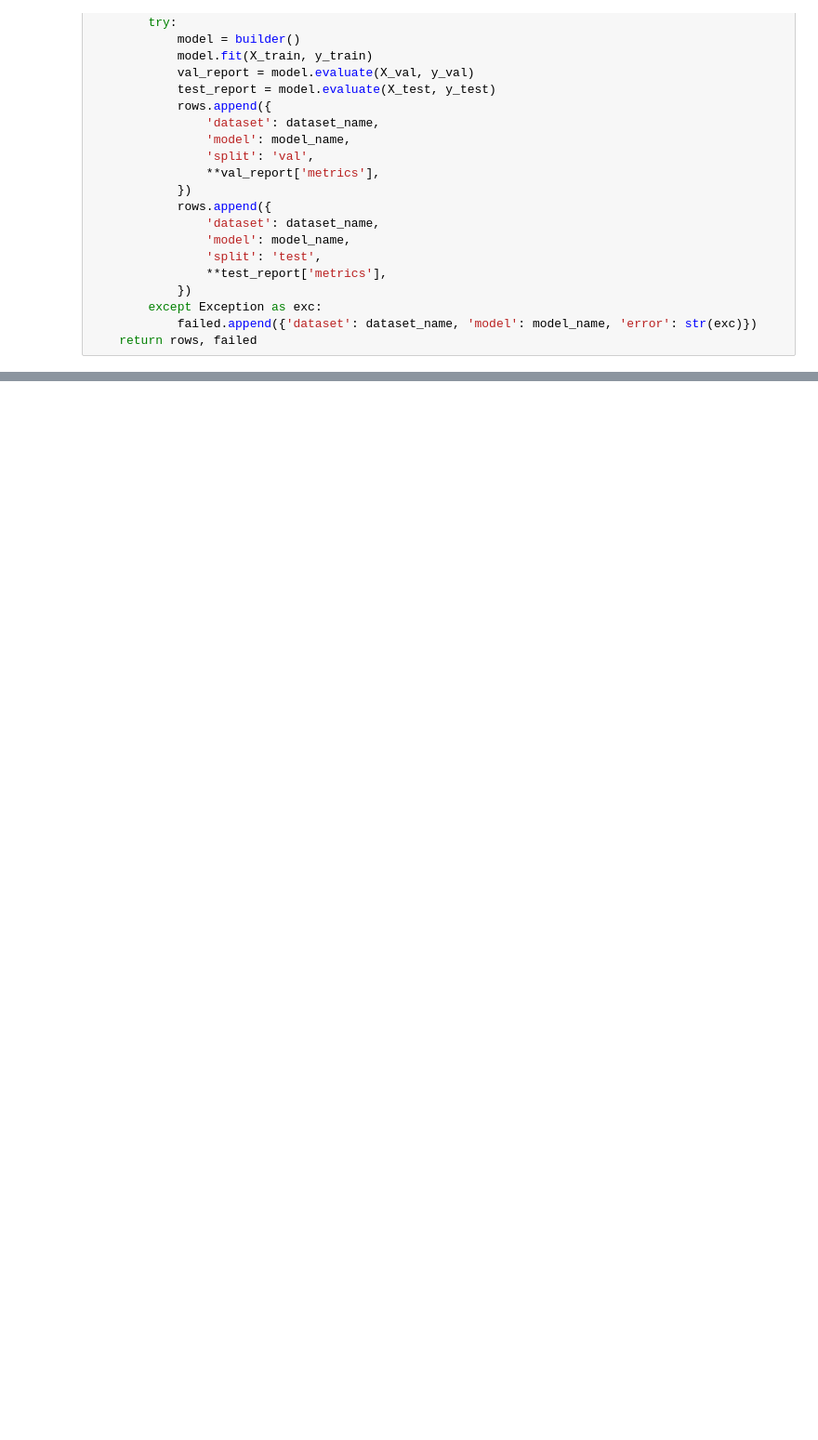
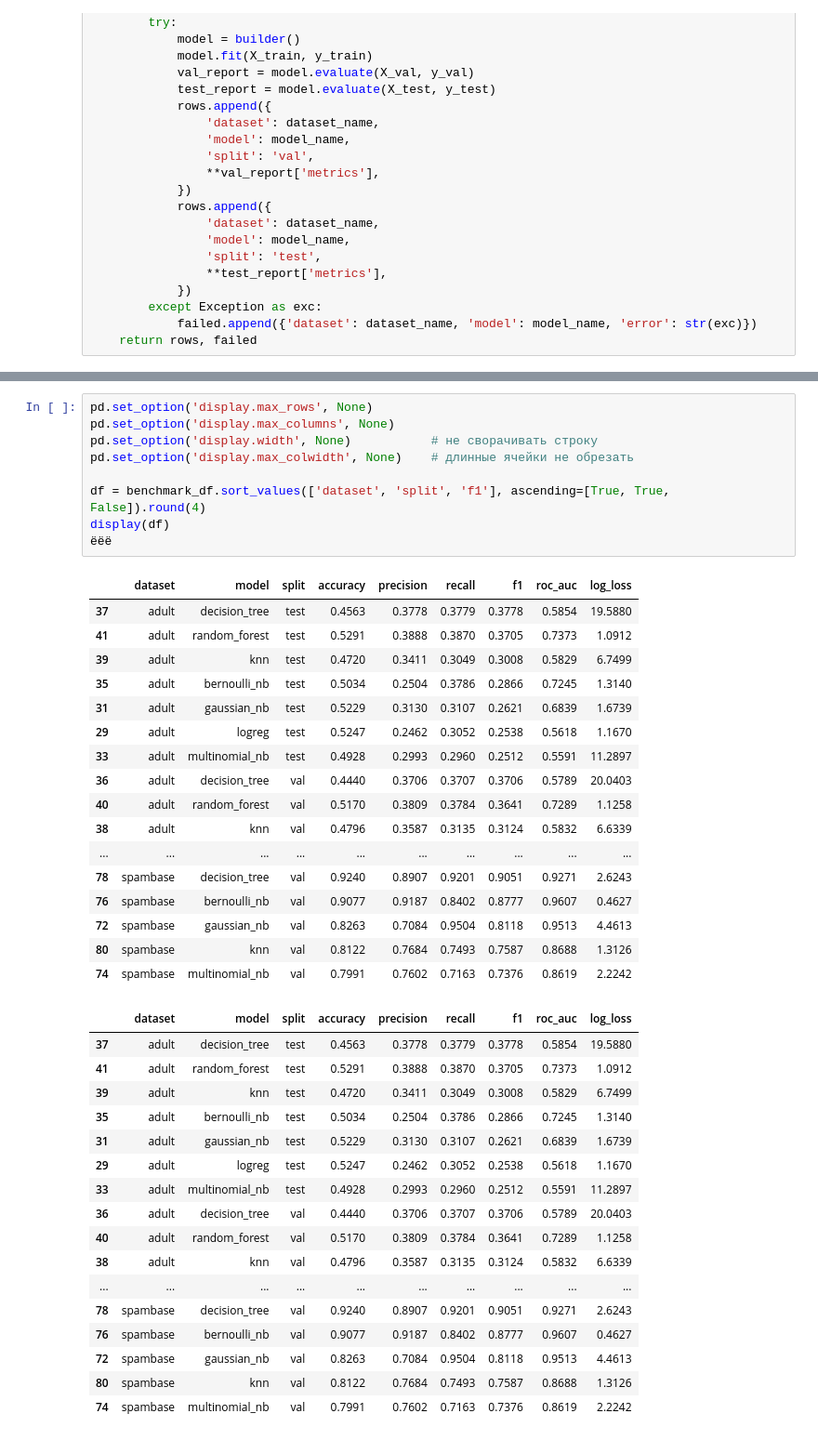
Before and after one commit to wodopoy/qwerty1234-naive-bayes-classification-study, a Jupyter notebook: main.ipynb, the cells around one changed output, grey strips where cells are left out. Shown at 93% size. Drawn from its saved outputs; the diff is of its cells as text; blank space fills up the shorter version.

```diff
--- a/main.ipynb
+++ b/main.ipynb
@@ -291,0 +336,44 @@ if failed_rows:
+# %%
+pd.set_option('display.max_rows', None)
+pd.set_option('display.max_columns', None)
+pd.set_option('display.width', None)           # не сворачивать строку
+pd.set_option('display.max_colwidth', None)    # длинные ячейки не обрезать
+
+df = benchmark_df.sort_values(['dataset', 'split', 'f1'], ascending=[True, True, False]).round(4)
+display(df)
+ёёё
+# %% [output]
+|  | dataset | model | split | accuracy | precision | recall | f1 | roc_auc | log_loss |
+| 37 | adult | decision_tree | test | 0.4563 | 0.3778 | 0.3779 | 0.3778 | 0.5854 | 19.5880 |
+| 41 | adult | random_forest | test | 0.5291 | 0.3888 | 0.3870 | 0.3705 | 0.7373 | 1.0912 |
+| 39 | adult | knn | test | 0.4720 | 0.3411 | 0.3049 | 0.3008 | 0.5829 | 6.7499 |
+| 35 | adult | bernoulli_nb | test | 0.5034 | 0.2504 | 0.3786 | 0.2866 | 0.7245 | 1.3140 |
+| 31 | adult | gaussian_nb | test | 0.5229 | 0.3130 | 0.3107 | 0.2621 | 0.6839 | 1.6739 |
+| 29 | adult | logreg | test | 0.5247 | 0.2462 | 0.3052 | 0.2538 | 0.5618 | 1.1670 |
+| 33 | adult | multinomial_nb | test | 0.4928 | 0.2993 | 0.2960 | 0.2512 | 0.5591 | 11.2897 |
+| 36 | adult | decision_tree | val | 0.4440 | 0.3706 | 0.3707 | 0.3706 | 0.5789 | 20.0403 |
+| 40 | adult | random_forest | val | 0.5170 | 0.3809 | 0.3784 | 0.3641 | 0.7289 | 1.1258 |
+| 38 | adult | knn | val | 0.4796 | 0.3587 | 0.3135 | 0.3124 | 0.5832 | 6.6339 |
+| ... | ... | ... | ... | ... | ... | ... | ... | ... | ... |
+| 78 | spambase | decision_tree | val | 0.9240 | 0.8907 | 0.9201 | 0.9051 | 0.9271 | 2.6243 |
+| 76 | spambase | bernoulli_nb | val | 0.9077 | 0.9187 | 0.8402 | 0.8777 | 0.9607 | 0.4627 |
+| 72 | spambase | gaussian_nb | val | 0.8263 | 0.7084 | 0.9504 | 0.8118 | 0.9513 | 4.4613 |
+| 80 | spambase | knn | val | 0.8122 | 0.7684 | 0.7493 | 0.7587 | 0.8688 | 1.3126 |
+| 74 | spambase | multinomial_nb | val | 0.7991 | 0.7602 | 0.7163 | 0.7376 | 0.8619 | 2.2242 |
+|  | dataset | model | split | accuracy | precision | recall | f1 | roc_auc | log_loss |
+| 37 | adult | decision_tree | test | 0.4563 | 0.3778 | 0.3779 | 0.3778 | 0.5854 | 19.5880 |
+| 41 | adult | random_forest | test | 0.5291 | 0.3888 | 0.3870 | 0.3705 | 0.7373 | 1.0912 |
+| 39 | adult | knn | test | 0.4720 | 0.3411 | 0.3049 | 0.3008 | 0.5829 | 6.7499 |
+| 35 | adult | bernoulli_nb | test | 0.5034 | 0.2504 | 0.3786 | 0.2866 | 0.7245 | 1.3140 |
+| 31 | adult | gaussian_nb | test | 0.5229 | 0.3130 | 0.3107 | 0.2621 | 0.6839 | 1.6739 |
+| 29 | adult | logreg | test | 0.5247 | 0.2462 | 0.3052 | 0.2538 | 0.5618 | 1.1670 |
+| 33 | adult | multinomial_nb | test | 0.4928 | 0.2993 | 0.2960 | 0.2512 | 0.5591 | 11.2897 |
+| 36 | adult | decision_tree | val | 0.4440 | 0.3706 | 0.3707 | 0.3706 | 0.5789 | 20.0403 |
+| 40 | adult | random_forest | val | 0.5170 | 0.3809 | 0.3784 | 0.3641 | 0.7289 | 1.1258 |
+| 38 | adult | knn | val | 0.4796 | 0.3587 | 0.3135 | 0.3124 | 0.5832 | 6.6339 |
+| ... | ... | ... | ... | ... | ... | ... | ... | ... | ... |
+| 78 | spambase | decision_tree | val | 0.9240 | 0.8907 | 0.9201 | 0.9051 | 0.9271 | 2.6243 |
+| 76 | spambase | bernoulli_nb | val | 0.9077 | 0.9187 | 0.8402 | 0.8777 | 0.9607 | 0.4627 |
+| 72 | spambase | gaussian_nb | val | 0.8263 | 0.7084 | 0.9504 | 0.8118 | 0.9513 | 4.4613 |
+| 80 | spambase | knn | val | 0.8122 | 0.7684 | 0.7493 | 0.7587 | 0.8688 | 1.3126 |
+| 74 | spambase | multinomial_nb | val | 0.7991 | 0.7602 | 0.7163 | 0.7376 | 0.8619 | 2.2242 |
```
Also changed, not shown: parts of 3 cells of this notebook.
